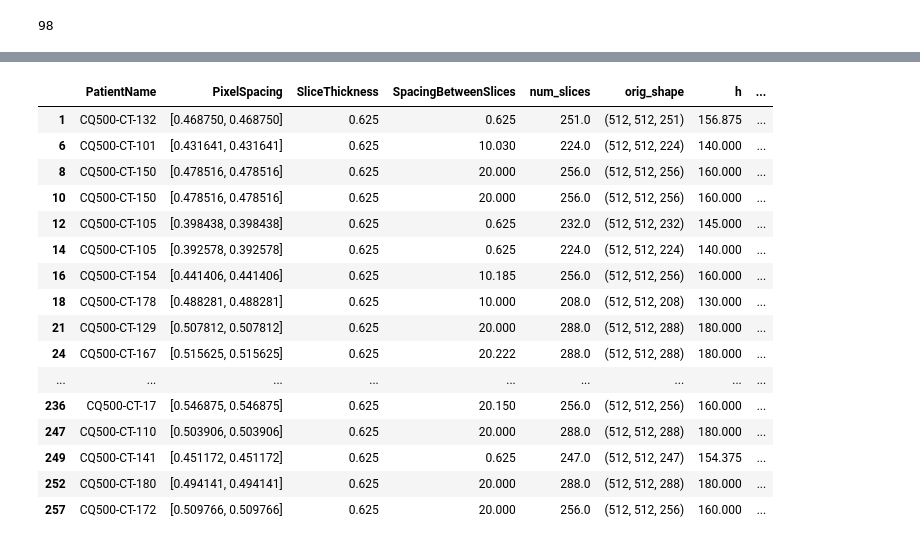
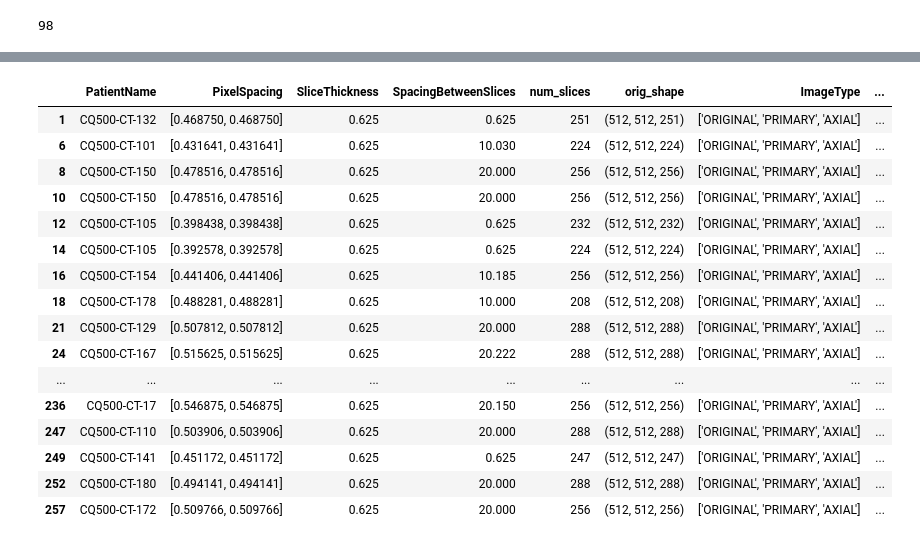
Before and after one commit to vhoma/ydata-viz-ai, a Jupyter notebook: data_preparation_tmp00.ipynb, the cells around one changed output, grey strips where cells are left out. Cells and saved outputs as stored; diff of their text form; code cells hidden in the pictures.

```diff
--- a/data_preparation_tmp00.ipynb
+++ b/data_preparation_tmp00.ipynb
@@ -13,7 +13,7 @@ pd.set_option('display.max_columns',100)
 pd.set_option('display.width', 150)
 # %%
 input_file = "/Users/boriskefer/Documents/coding/YDATA/2021_2022_main/viz_ai/ydata-viz-ai/YdataDataset.txt"
-data_path = "/Users/boriskefer/Documents/coding/YDATA/2021_2022_main/viz_ai/ydata-viz-ai/data03"
+data_path = "/Users/boriskefer/Documents/coding/YDATA/2021_2022_main/viz_ai/ydata-viz-ai/data03_01"
 # %%
 %%time
 dicom_utils.download_data(input_file, data_path, max_files=100)
@@ -92,6 +92,9 @@ dcm.transform_to_hu_dir(data_path)
 CPU times: user 2min 21s, sys: 54.7 s, total: 3min 16s
 Wall time: 3min 32s
 # %%
+%%time
+# more filtering!
+df = pd.read_csv(os.path.join(data_path, "data_fields.csv"), index_col=[0])
 for f in os.listdir(data_path):
     if not f.startswith("CQ") or not f.endswith(".npz"):
         continue
@@ -99,7 +102,8 @@ for f in os.listdir(data_path):
     image = np.load(path)['I']
     print(f"{f}   {image.shape}")
     df.loc[int(f.split('.')[0].split('_')[-1]), 'last_slice_mean'] = image[:,:,-1].mean()
-df = df[interesting_fields][df['last_slice_mean'] < -800]
+# this will filter out "upside down" images
+df = df[df['last_slice_mean'] < -800]
 dcm.remove_bad_npz(df, data_path)
 df.to_csv(os.path.join(data_path, "data_fields.csv"))
 # %% [output]
@@ -204,3 +208,11 @@ df = pd.read_csv(os.path.join(data_path, "data_fields.csv"), index_col=[0])
 len(df)
 # %% [output]
 98
+# %%
+for f in os.listdir(data_path):
+    if not f.startswith("CQ") or not f.endswith(".npz"):
+        continue
+    path = os.path.join(data_path, f)
+    image = np.load(path)['I']
+    print(f"{f}   {image.shape}")
+    df.loc[int(f.split('.')[0].split('_')[-1]), 'arr_shape'] = str(image.shape)
@@ -207,33 +237,33 @@ len(df)
 # %%
 interesting_fields = [
     "PatientName",
     "PixelSpacing",
     "SliceThickness",
     "SpacingBetweenSlices",
     "num_slices",
     "orig_shape",
-    "h",
+    #"h",
     'ImageType', 'ScanOptions', 'last_slice_mean'
 ]
 df[interesting_fields]
 # %% [output]
-|  | PatientName | PixelSpacing | SliceThickness | SpacingBetweenSlices | num_slices | orig_shape | h | ... |
-| 1 | CQ500-CT-132 | [0.468750, 0.468750] | 0.625 | 0.625 | 251.0 | (512, 512, 251) | 156.875 | ... |
-| 6 | CQ500-CT-101 | [0.431641, 0.431641] | 0.625 | 10.030 | 224.0 | (512, 512, 224) | 140.000 | ... |
-| 8 | CQ500-CT-150 | [0.478516, 0.478516] | 0.625 | 20.000 | 256.0 | (512, 512, 256) | 160.000 | ... |
-| 10 | CQ500-CT-150 | [0.478516, 0.478516] | 0.625 | 20.000 | 256.0 | (512, 512, 256) | 160.000 | ... |
-| 12 | CQ500-CT-105 | [0.398438, 0.398438] | 0.625 | 0.625 | 232.0 | (512, 512, 232) | 145.000 | ... |
-| 14 | CQ500-CT-105 | [0.392578, 0.392578] | 0.625 | 0.625 | 224.0 | (512, 512, 224) | 140.000 | ... |
-| 16 | CQ500-CT-154 | [0.441406, 0.441406] | 0.625 | 10.185 | 256.0 | (512, 512, 256) | 160.000 | ... |
-| 18 | CQ500-CT-178 | [0.488281, 0.488281] | 0.625 | 10.000 | 208.0 | (512, 512, 208) | 130.000 | ... |
-| 21 | CQ500-CT-129 | [0.507812, 0.507812] | 0.625 | 20.000 | 288.0 | (512, 512, 288) | 180.000 | ... |
-| 24 | CQ500-CT-167 | [0.515625, 0.515625] | 0.625 | 20.222 | 288.0 | (512, 512, 288) | 180.000 | ... |
+|  | PatientName | PixelSpacing | SliceThickness | SpacingBetweenSlices | num_slices | orig_shape | ImageType | ... |
+| 1 | CQ500-CT-132 | [0.468750, 0.468750] | 0.625 | 0.625 | 251 | (512, 512, 251) | ['ORIGINAL', 'PRIMARY', 'AXIAL'] | ... |
+| 6 | CQ500-CT-101 | [0.431641, 0.431641] | 0.625 | 10.030 | 224 | (512, 512, 224) | ['ORIGINAL', 'PRIMARY', 'AXIAL'] | ... |
+| 8 | CQ500-CT-150 | [0.478516, 0.478516] | 0.625 | 20.000 | 256 | (512, 512, 256) | ['ORIGINAL', 'PRIMARY', 'AXIAL'] | ... |
+| 10 | CQ500-CT-150 | [0.478516, 0.478516] | 0.625 | 20.000 | 256 | (512, 512, 256) | ['ORIGINAL', 'PRIMARY', 'AXIAL'] | ... |
+| 12 | CQ500-CT-105 | [0.398438, 0.398438] | 0.625 | 0.625 | 232 | (512, 512, 232) | ['ORIGINAL', 'PRIMARY', 'AXIAL'] | ... |
+| 14 | CQ500-CT-105 | [0.392578, 0.392578] | 0.625 | 0.625 | 224 | (512, 512, 224) | ['ORIGINAL', 'PRIMARY', 'AXIAL'] | ... |
+| 16 | CQ500-CT-154 | [0.441406, 0.441406] | 0.625 | 10.185 | 256 | (512, 512, 256) | ['ORIGINAL', 'PRIMARY', 'AXIAL'] | ... |
+| 18 | CQ500-CT-178 | [0.488281, 0.488281] | 0.625 | 10.000 | 208 | (512, 512, 208) | ['ORIGINAL', 'PRIMARY', 'AXIAL'] | ... |
+| 21 | CQ500-CT-129 | [0.507812, 0.507812] | 0.625 | 20.000 | 288 | (512, 512, 288) | ['ORIGINAL', 'PRIMARY', 'AXIAL'] | ... |
+| 24 | CQ500-CT-167 | [0.515625, 0.515625] | 0.625 | 20.222 | 288 | (512, 512, 288) | ['ORIGINAL', 'PRIMARY', 'AXIAL'] | ... |
 | ... | ... | ... | ... | ... | ... | ... | ... | ... |
-| 236 | CQ500-CT-17 | [0.546875, 0.546875] | 0.625 | 20.150 | 256.0 | (512, 512, 256) | 160.000 | ... |
-| 247 | CQ500-CT-110 | [0.503906, 0.503906] | 0.625 | 20.000 | 288.0 | (512, 512, 288) | 180.000 | ... |
-| 249 | CQ500-CT-141 | [0.451172, 0.451172] | 0.625 | 0.625 | 247.0 | (512, 512, 247) | 154.375 | ... |
-| 252 | CQ500-CT-180 | [0.494141, 0.494141] | 0.625 | 20.000 | 288.0 | (512, 512, 288) | 180.000 | ... |
-| 257 | CQ500-CT-172 | [0.509766, 0.509766] | 0.625 | 20.000 | 256.0 | (512, 512, 256) | 160.000 | ... |
+| 236 | CQ500-CT-17 | [0.546875, 0.546875] | 0.625 | 20.150 | 256 | (512, 512, 256) | ['ORIGINAL', 'PRIMARY', 'AXIAL'] | ... |
+| 247 | CQ500-CT-110 | [0.503906, 0.503906] | 0.625 | 20.000 | 288 | (512, 512, 288) | ['ORIGINAL', 'PRIMARY', 'AXIAL'] | ... |
+| 249 | CQ500-CT-141 | [0.451172, 0.451172] | 0.625 | 0.625 | 247 | (512, 512, 247) | ['ORIGINAL', 'PRIMARY', 'AXIAL'] | ... |
+| 252 | CQ500-CT-180 | [0.494141, 0.494141] | 0.625 | 20.000 | 288 | (512, 512, 288) | ['ORIGINAL', 'PRIMARY', 'AXIAL'] | ... |
+| 257 | CQ500-CT-172 | [0.509766, 0.509766] | 0.625 | 20.000 | 256 | (512, 512, 256) | ['ORIGINAL', 'PRIMARY', 'AXIAL'] | ... |
 # %%
 df['h'] = df['SliceThickness'] * df['num_slices']
 # %%
```
Also changed, not shown: parts of 10 cells of this notebook, 2 other files.
